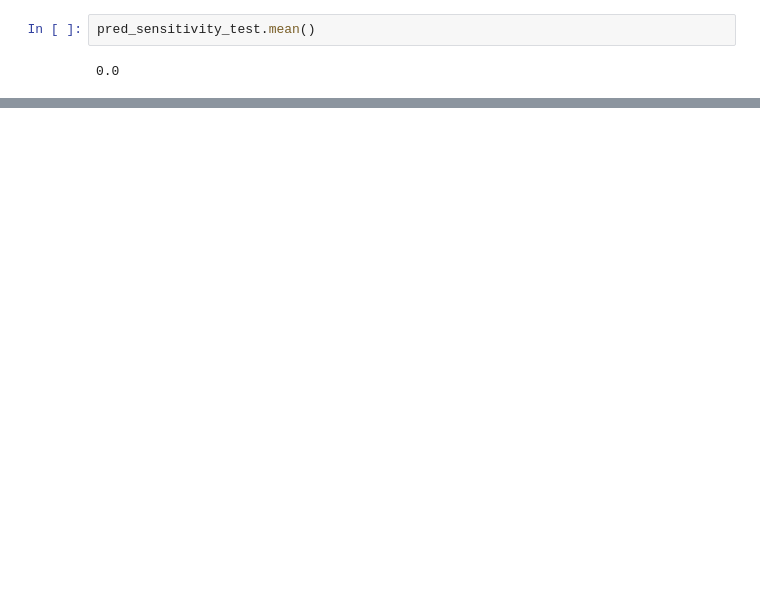
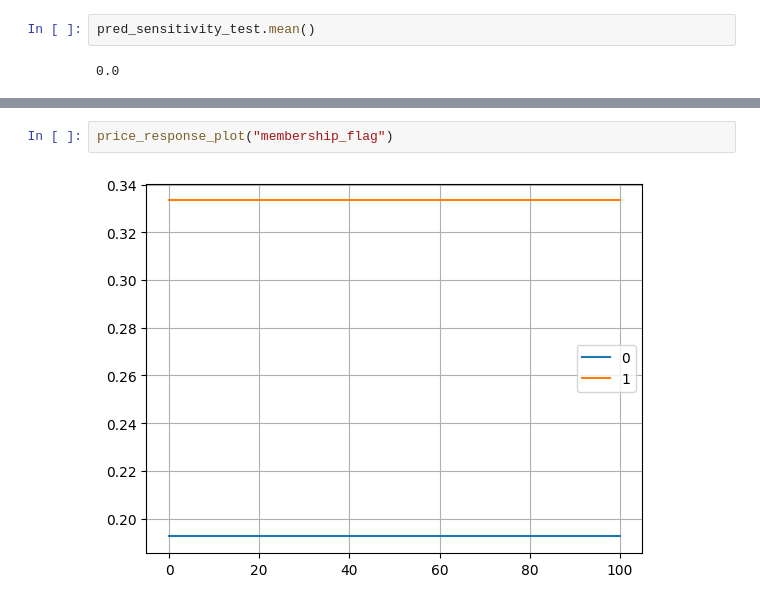
Before and after one commit to Q-shick/ecommerce_price_sensitivity, a Jupyter notebook: conversion-sensitivity-model.ipynb, the cells around one changed output, grey strips where cells are left out. Saved outputs shown, nothing was run; the diff lists cells and outputs as text; blank space fills up the shorter version.

```diff
--- a/conversion-sensitivity-model.ipynb
+++ b/conversion-sensitivity-model.ipynb
@@ -270,0 +305,4 @@ plt.show()
+# %%
+price_response_plot("membership_flag")
+# %% [output]
+[figure, added]
```
Also changed, not shown: parts of 11 cells of this notebook.
